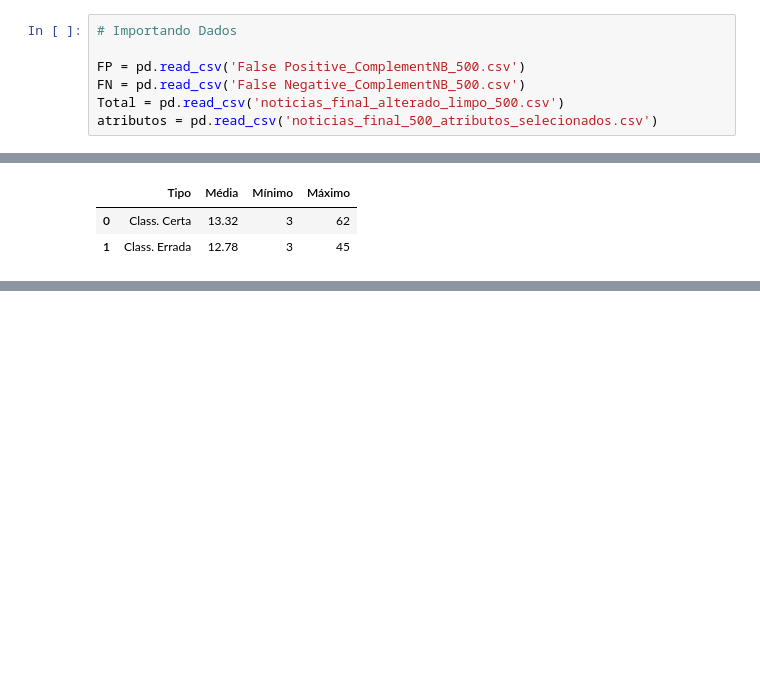
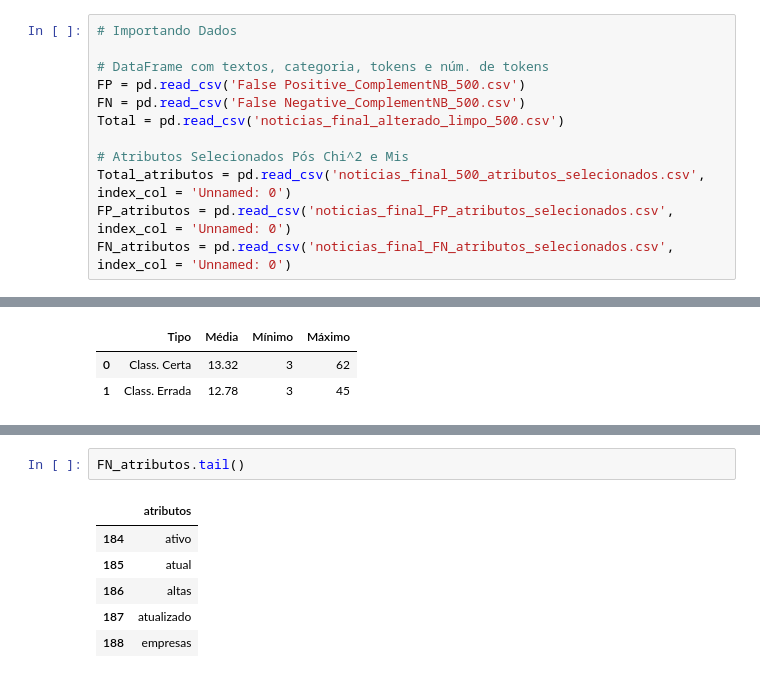
Before and after one commit to EricaFer/CVM, a Jupyter notebook: Análise FP FN.ipynb, the cells around one changed output, grey strips where cells are left out. Drawn from its saved outputs; the diff is of its cells as text; blank space fills up the shorter version.

```diff
--- a/Análise FP FN.ipynb
+++ b/Análise FP FN.ipynb
@@ -28,10 +32,15 @@ Importante notar que esses são os dados para:
 # %%
 # Importando Dados
 
+# DataFrame com textos, categoria, tokens e núm. de tokens
 FP = pd.read_csv('False Positive_ComplementNB_500.csv')
 FN = pd.read_csv('False Negative_ComplementNB_500.csv')
 Total = pd.read_csv('noticias_final_alterado_limpo_500.csv')
-atributos = pd.read_csv('noticias_final_500_atributos_selecionados.csv')
+
+# Atributos Selecionados Pós Chi^2 e Mis
+Total_atributos = pd.read_csv('noticias_final_500_atributos_selecionados.csv', index_col = 'Unnamed: 0')
+FP_atributos = pd.read_csv('noticias_final_FP_atributos_selecionados.csv', index_col = 'Unnamed: 0')
+FN_atributos = pd.read_csv('noticias_final_FN_atributos_selecionados.csv', index_col = 'Unnamed: 0')
 # %%
 # Juntando os dados
 
@@ -101,0 +124,9 @@ dic_values()
+# %%
+FN_atributos.tail()
+# %% [output]
+|  | atributos |
+| 184 | ativo |
+| 185 | atual |
+| 186 | altas |
+| 187 | atualizado |
+| 188 | empresas |
```
Also changed, not shown: parts of 6 cells of this notebook, 4 other files.
